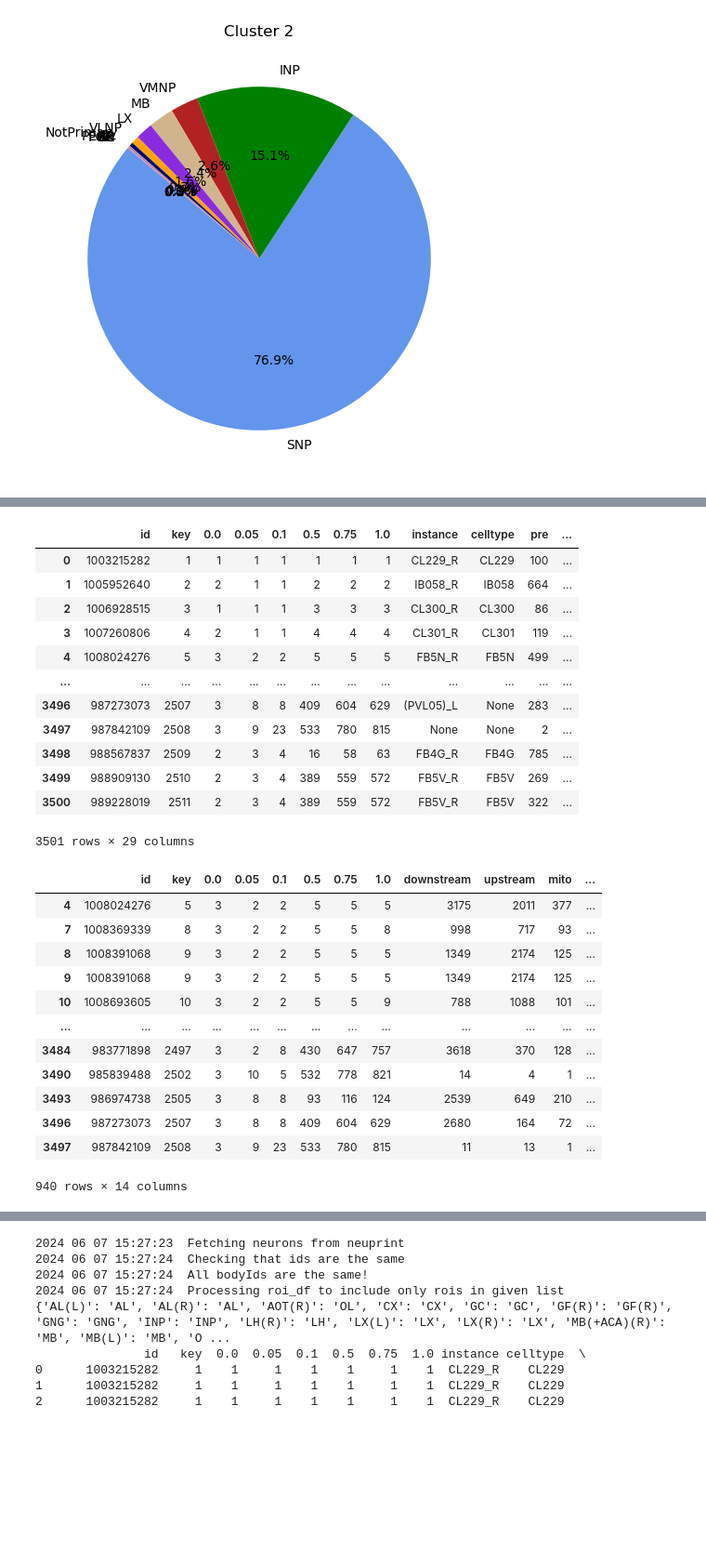
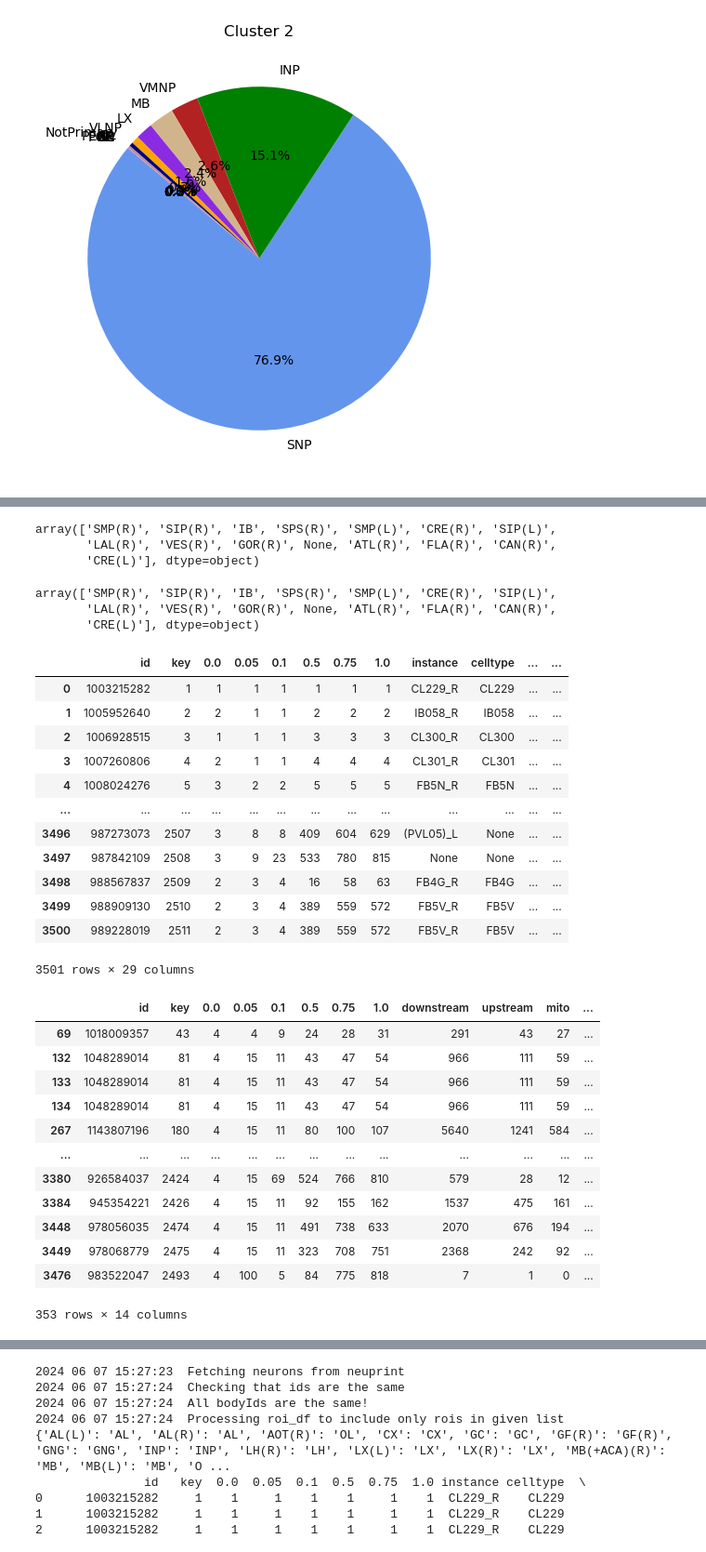
Before and after one commit to RhessaWL/flybrain-clustering, a Jupyter notebook: get_piechart.ipynb, the cells around one changed output, grey strips where cells are left out. Shown at 93% size. Drawn from its saved outputs; the diff is of its cells as text; code cells hidden in the pictures; blank space fills up the shorter version.

```diff
--- a/get_piechart.ipynb
+++ b/get_piechart.ipynb
@@ -648,0 +661,4 @@ ins_r
+# %%
+ids = ins_r["id"]
+roi_info = fetch_synapse_connections(NC(bodyId=ids), NC(bodyId=423101189), batch_size=1000)
+roi_info
@@ -649,42 +679,61 @@ ins_r
+# %%
+# Checking expected roi data
+roi_info['roi_post'].unique()
+# %% [output]
+array(['SMP(R)', 'SIP(R)', 'IB', 'SPS(R)', 'SMP(L)', 'CRE(R)', 'SIP(L)',
+       'LAL(R)', 'VES(R)', 'GOR(R)', None, 'ATL(R)', 'FLA(R)', 'CAN(R)',
+       'CRE(L)'], dtype=object)
+# %%
+# Drop all unnecessary columns
+roi_info_small = roi_info[['bodyId_pre', 'roi_pre', 'bodyId_post', 'roi_post']]
+# Collapse on roi_post and count the number of synapses in a new column called weight
+roi_info_grouped = roi_info_small.groupby(['roi_post', 'bodyId_pre']).size().reset_index(name='weight')
+
+# rename roi_post to roi
+roi_info_grouped = roi_info_grouped.rename(columns = {'roi_post':'roi', 'bodyId_pre':'bodyId'})
+# %% [output]
+array(['SMP(R)', 'SIP(R)', 'IB', 'SPS(R)', 'SMP(L)', 'CRE(R)', 'SIP(L)',
+       'LAL(R)', 'VES(R)', 'GOR(R)', None, 'ATL(R)', 'FLA(R)', 'CAN(R)',
+       'CRE(L)'], dtype=object)
 # %%
 roi_edited = roi_info_grouped[roi_info_grouped['roi'].isin(roi_l2)]
 # Attach roi_info to the full partition dataframe
 ins_r_e = pd.merge(ins_r, roi_edited, left_on='id', right_on='bodyId', how='inner')
 ins_r_e
 # %% [output]
-|  | id | key | 0.0 | 0.05 | 0.1 | 0.5 | 0.75 | 1.0 | instance | celltype | pre | ... |
-| 0 | 1003215282 | 1 | 1 | 1 | 1 | 1 | 1 | 1 | CL229_R | CL229 | 100 | ... |
-| 1 | 1005952640 | 2 | 2 | 1 | 1 | 2 | 2 | 2 | IB058_R | IB058 | 664 | ... |
-| 2 | 1006928515 | 3 | 1 | 1 | 1 | 3 | 3 | 3 | CL300_R | CL300 | 86 | ... |
-| 3 | 1007260806 | 4 | 2 | 1 | 1 | 4 | 4 | 4 | CL301_R | CL301 | 119 | ... |
-| 4 | 1008024276 | 5 | 3 | 2 | 2 | 5 | 5 | 5 | FB5N_R | FB5N | 499 | ... |
+|  | id | key | 0.0 | 0.05 | 0.1 | 0.5 | 0.75 | 1.0 | instance | celltype | ... | ... |
+| 0 | 1003215282 | 1 | 1 | 1 | 1 | 1 | 1 | 1 | CL229_R | CL229 | ... | ... |
+| 1 | 1005952640 | 2 | 2 | 1 | 1 | 2 | 2 | 2 | IB058_R | IB058 | ... | ... |
+| 2 | 1006928515 | 3 | 1 | 1 | 1 | 3 | 3 | 3 | CL300_R | CL300 | ... | ... |
+| 3 | 1007260806 | 4 | 2 | 1 | 1 | 4 | 4 | 4 | CL301_R | CL301 | ... | ... |
+| 4 | 1008024276 | 5 | 3 | 2 | 2 | 5 | 5 | 5 | FB5N_R | FB5N | ... | ... |
 | ... | ... | ... | ... | ... | ... | ... | ... | ... | ... | ... | ... | ... |
-| 3496 | 987273073 | 2507 | 3 | 8 | 8 | 409 | 604 | 629 | (PVL05)_L | None | 283 | ... |
-| 3497 | 987842109 | 2508 | 3 | 9 | 23 | 533 | 780 | 815 | None | None | 2 | ... |
-| 3498 | 988567837 | 2509 | 2 | 3 | 4 | 16 | 58 | 63 | FB4G_R | FB4G | 785 | ... |
-| 3499 | 988909130 | 2510 | 2 | 3 | 4 | 389 | 559 | 572 | FB5V_R | FB5V | 269 | ... |
-| 3500 | 989228019 | 2511 | 2 | 3 | 4 | 389 | 559 | 572 | FB5V_R | FB5V | 322 | ... |
+| 3496 | 987273073 | 2507 | 3 | 8 | 8 | 409 | 604 | 629 | (PVL05)_L | None | ... | ... |
+| 3497 | 987842109 | 2508 | 3 | 9 | 23 | 533 | 780 | 815 | None | None | ... | ... |
+| 3498 | 988567837 | 2509 | 2 | 3 | 4 | 16 | 58 | 63 | FB4G_R | FB4G | ... | ... |
+| 3499 | 988909130 | 2510 | 2 | 3 | 4 | 389 | 559 | 572 | FB5V_R | FB5V | ... | ... |
+| 3500 | 989228019 | 2511 | 2 | 3 | 4 | 389 | 559 | 572 | FB5V_R | FB5V | ... | ... |
 3501 rows × 29 columns
 # %%
 # Go through the same process as before
-cluster1_r = ins_r_e[ins_r_e['0.0']==3]
+cluster1_r = ins_r_e[ins_r_e['0.0']==4]
 # I want to see any changes i make to cluster1 so i will drop unnecessary columns
 cluster1_r = cluster1_r.drop(columns=['bodyId','celltype', 'instance', 'pre', 'post',
                                   'inputRois','outputRois',
                                   'size', 'status', 'cropped', 'somaRadius', 'somaLocation',
                                   'statusLabel', 'cellBodyFiber','roiInfo'])
 cluster1_r
 # %% [output]
 |  | id | key | 0.0 | 0.05 | 0.1 | 0.5 | 0.75 | 1.0 | downstream | upstream | mito | ... |
-| 4 | 1008024276 | 5 | 3 | 2 | 2 | 5 | 5 | 5 | 3175 | 2011 | 377 | ... |
-| 7 | 1008369339 | 8 | 3 | 2 | 2 | 5 | 5 | 8 | 998 | 717 | 93 | ... |
-| 8 | 1008391068 | 9 | 3 | 2 | 2 | 5 | 5 | 5 | 1349 | 2174 | 125 | ... |
-| 9 | 1008391068 | 9 | 3 | 2 | 2 | 5 | 5 | 5 | 1349 | 2174 | 125 | ... |
-| 10 | 1008693605 | 10 | 3 | 2 | 2 | 5 | 5 | 9 | 788 | 1088 | 101 | ... |
+| 69 | 1018009357 | 43 | 4 | 4 | 9 | 24 | 28 | 31 | 291 | 43 | 27 | ... |
+| 132 | 1048289014 | 81 | 4 | 15 | 11 | 43 | 47 | 54 | 966 | 111 | 59 | ... |
+| 133 | 1048289014 | 81 | 4 | 15 | 11 | 43 | 47 | 54 | 966 | 111 | 59 | ... |
+| 134 | 1048289014 | 81 | 4 | 15 | 11 | 43 | 47 | 54 | 966 | 111 | 59 | ... |
+| 267 | 1143807196 | 180 | 4 | 15 | 11 | 80 | 100 | 107 | 5640 | 1241 | 584 | ... |
 | ... | ... | ... | ... | ... | ... | ... | ... | ... | ... | ... | ... | ... |
-| 3484 | 983771898 | 2497 | 3 | 2 | 8 | 430 | 647 | 757 | 3618 | 370 | 128 | ... |
-| 3490 | 985839488 | 2502 | 3 | 10 | 5 | 532 | 778 | 821 | 14 | 4 | 1 | ... |
-| 3493 | 986974738 | 2505 | 3 | 8 | 8 | 93 | 116 | 124 | 2539 | 649 | 210 | ... |
-| 3496 | 987273073 | 2507 | 3 | 8 | 8 | 409 | 604 | 629 | 2680 | 164 | 72 | ... |
-| 3497 | 987842109 | 2508 | 3 | 9 | 23 | 533 | 780 | 815 | 11 | 13 | 1 | ... |
+| 3380 | 926584037 | 2424 | 4 | 15 | 69 | 524 | 766 | 810 | 579 | 28 | 12 | ... |
+| 3384 | 945354221 | 2426 | 4 | 15 | 11 | 92 | 155 | 162 | 1537 | 475 | 161 | ... |
+| 3448 | 978056035 | 2474 | 4 | 15 | 11 | 491 | 738 | 633 | 2070 | 676 | 194 | ... |
+| 3449 | 978068779 | 2475 | 4 | 15 | 11 | 323 | 708 | 751 | 2368 | 242 | 92 | ... |
+| 3476 | 983522047 | 2493 | 4 | 100 | 5 | 84 | 775 | 818 | 7 | 1 | 0 | ... |
-940 rows × 14 columns
+353 rows × 14 columns
```
Also changed, not shown: parts of 46 cells of this notebook, 6 other files.
